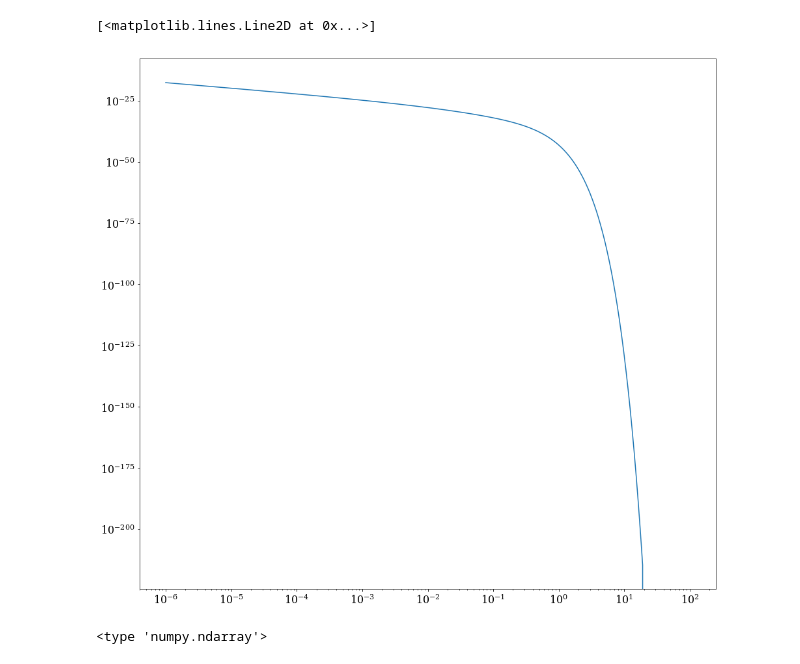
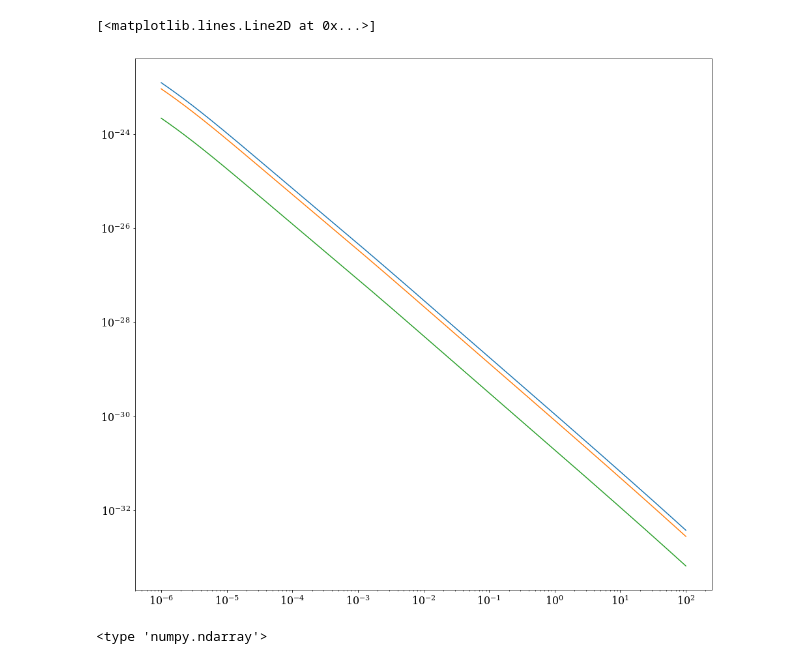
Before and after one commit to renlliang3/ClusterModel, a Jupyter notebook: notebook/model_dev_parameters.ipynb, the cells around one changed output. Cells and saved outputs as stored; diff of their text form; code cells hidden in the pictures.

```diff
--- a/notebook/model_dev_parameters.ipynb
+++ b/notebook/model_dev_parameters.ipynb
@@ -105,5 +53,0 @@ Setting: map_header to None, as map properties are now set by hand
-# %%
-clust.redshift = 0.02
-f1 = clust.get_synchrotron_flux(Kcor=True)
-f2 = clust.get_synchrotron_flux(Kcor=False)
-f1/f2
@@ -114,8 +53,0 @@ $[0.41231367] \; \mathrm{}$
-# %%
-clust.redshift = 0.5
-
-r1, p1 = clust.get_synchrotron_profile(Kcor=True)
-r2, p2 = clust.get_synchrotron_profile(Kcor=False)
-plt.figure(1, figsize=(15,10))
-plt.plot(r1,p1)
-plt.loglog(r2,p2)
@@ -127,11 +53,0 @@ Setting: D_ang, D_lum, R500, theta500, theta_truncation ; Fixing: cosmo.
-# %%
-clust.redshift = 0.3
-freq = np.logspace(-5,3,1000)*u.GHz
-clust.Npt_per_decade_integ = 10
-
-e1,s1 = clust.get_synchrotron_spectrum(freq, Kcor=True, type_integral='cylindrical')
-e2,s2 = clust.get_synchrotron_spectrum(freq, Kcor=False, type_integral='cylindrical')
-
-plt.figure(1, figsize=(15,10))
-plt.loglog(e1,s1)
-plt.loglog(e2,s2)
@@ -143,0 +54,10 @@ Setting number of point per decade (for integration) value
+# %%
+clust.redshift = 0.0
+clust.Npt_per_decade_integ = 100
+
+radius = np.logspace(0,4,1000)*u.kpc
+energy = np.logspace(6,7,1000)*u.GeV
+
+energy, spec1 = clust.get_cre_spectrum(energy)
+clust.Npt_per_decade_integ = 10
+energy, spec2 = clust.get_cre_spectrum(energy)
@@ -144,14 +76,17 @@ Setting number of point per decade (for integration) value
 # %%
 energy = np.logspace(-6,2,1000)*u.GeV
 radius = np.logspace(0,4,100)*u.kpc
 
-dN_dEdVdt = clust.get_rate_synchrotron(energy=energy, radius=radius)
+dN_dEdVdt = clust.get_rate_ic(energy=energy, radius=radius)
+
 
 plt.figure(figsize=(15,15))
-plt.loglog(energy, dN_dEdVdt[:,0])
+plt.loglog(energy, energy**1*dN_dEdVdt[:,0])
+plt.loglog(energy, energy**1*dN_dEdVdt[:,10])
+plt.loglog(energy, energy**1*dN_dEdVdt[:,50])
 # %% [output]
 [<matplotlib.lines.Line2D at 0x...>]
-[figure, old version]
+[figure, new version]
 # %%
 clust.make_xspec_table(Emin=Xband[0], Emax=Xband[1],
                          Tmin=0.1*u.keV, Tmax=30.0*u.keV, nbin=100,
```
Also changed, not shown: parts of 9 cells of this notebook, 4 other files.
